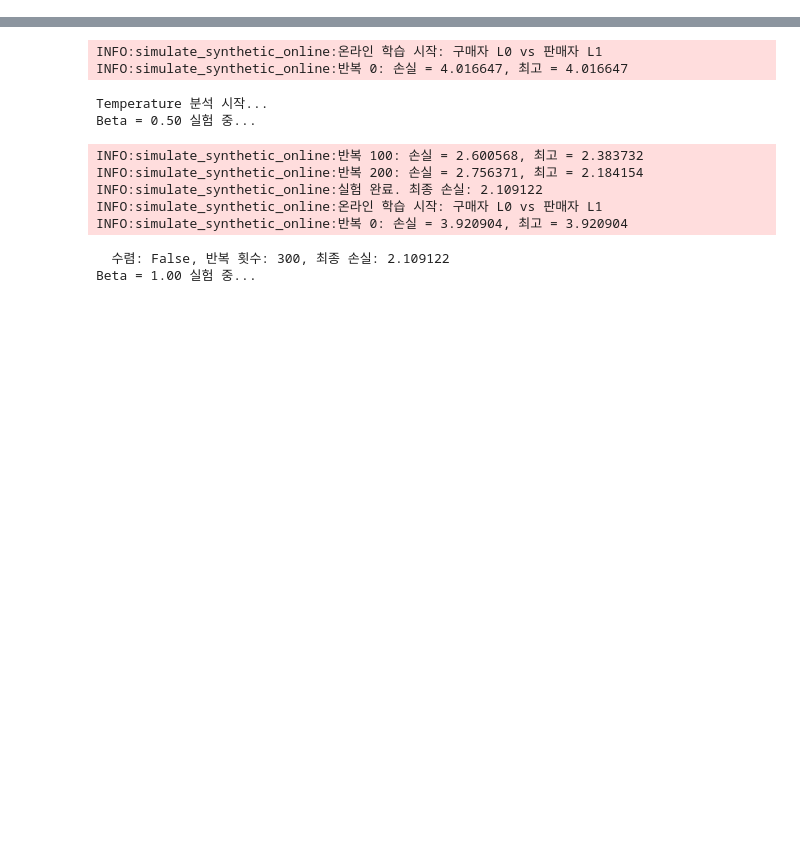
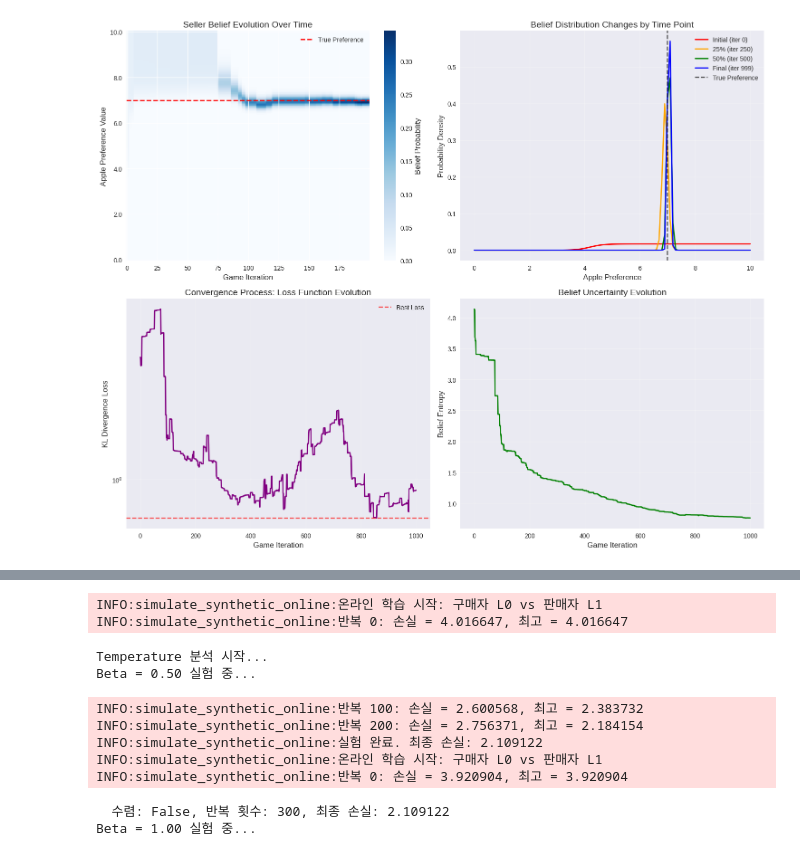
Before and after one commit to youngjinss/belief_of_belief_learning, a Jupyter notebook: notebook/exp2/visualize_synthetic_online.ipynb, the cells around one changed output, grey strips where cells are left out. Saved outputs shown, nothing was run; the diff lists cells and outputs as text; code cells hidden in the pictures; blank space fills up the shorter version.

```diff
--- a/notebook/exp2/visualize_synthetic_online.ipynb
+++ b/notebook/exp2/visualize_synthetic_online.ipynb
@@ -23,31 +24,37 @@ plt.rcParams['legend.fontsize'] = 10
 # %%
-
 results_base = "./results/exp2/"
 experiment_date = "20250612_0210"
 file_name = "L1B_vs_L2S_learning"
 
+
 # 결과 파일 로드
 def load_experiment_results(file_path: str) -> Dict:
     """실험 결과 파일 로드"""
-    with open(file_path, 'r') as f:
+    with open(file_path, "r") as f:
         results = json.load(f)
     return results
+
 
 # 최신 결과 디렉토리 찾기
 def find_latest_result_dir() -> str:
     """가장 최근 결과 디렉토리 찾기"""
     if os.path.exists(results_base):
-        dirs = [d for d in os.listdir(results_base) if os.path.isdir(os.path.join(results_base, d)) and not d.endswith("fix")]
+        dirs = [
+            d
+            for d in os.listdir(results_base)
+            if os.path.isdir(os.path.join(results_base, d)) and not d.endswith("fix")
+        ]
         if dirs:
             latest_dir = sorted(dirs)[-1]
             return os.path.join(results_base, latest_dir)
 
     # Fallback: 직접 경로 지정
-    return os.path.join(result_dir, experiment_date) # 실제 경로로 수정 필요
+    return os.path.join(result_dir, experiment_date)  # 실제 경로로 수정 필요
+
 
 # 파일 로드
 result_dir = find_latest_result_dir()
-file_path = os.path.join(result_dir, file_name, ".json")
+file_path = os.path.join(result_dir, file_name + ".json")
 
 print(f"로딩 파일: {file_path}")
 results = load_experiment_results(file_path)
@@ -66,10 +80,11 @@ FileNotFoundError: [Errno 2] No such file or directory: './results/exp2/fix/L1B_
 # %%
 # 1. Seller belief evolution over time visualization
 
+
 def extract_belief_evolution(results: Dict) -> tuple:
     """Extract belief evolution across games"""
-    games = results['games']
-    true_preference = np.array(results['true_preference'])
+    games = results["games"]
+    true_preference = np.array(results["true_preference"])
 
     iterations = []
     beliefs = []
@@ -80,75 +95,90 @@ def extract_belief_evolution(results: Dict) -> tuple:
     true_apple_pref = true_preference[0]
 
     for game in games:
-        iterations.append(game['iteration'])
-        beliefs.append(np.array(game['seller_belief']))
-        losses.append(game['current_loss'])
+        iterations.append(game["iteration"])
+        beliefs.append(np.array(game["seller_belief"]))
+        losses.append(game["current_loss"])
 
     return iterations, beliefs, losses, preference_grid, true_apple_pref
 
-iterations, beliefs, losses, preference_grid, true_apple_pref = extract_belief_evolution(results)
+
+iterations, beliefs, losses, preference_grid, true_apple_pref = (
+    extract_belief_evolution(results)
+)
 
 # Visualization
 fig, axes = plt.subplots(2, 2, figsize=(15, 12))
 
 # 1-1: Belief distribution evolution over time (heatmap)
 ax1 = axes[0, 0]
-belief_matrix = np.array(beliefs[:min(200, len(beliefs))]).T  # First 200 only
-im = ax1.imshow(belief_matrix, aspect='auto', origin='lower', cmap='Blues')
-ax1.set_xlabel('Game Iteration')
-ax1.set_ylabel('Apple Preference Value')
-ax1.set_title('Seller Belief Evolution Over Time')
+belief_matrix = np.array(beliefs[: min(200, len(beliefs))]).T  # First 200 only
+im = ax1.imshow(belief_matrix, aspect="auto", origin="lower", cmap="Blues")
+ax1.set_xlabel("Game Iteration")
+ax1.set_ylabel("Apple Preference Value")
+ax1.set_title("Seller Belief Evolution Over Time")
 
 # Y-axis ticks
 y_ticks = np.arange(0, len(preference_grid), 20)
 ax1.set_yticks(y_ticks)
-ax1.set_yticklabels([f'{preference_grid[i]:.1f}' for i in y_ticks])
+ax1.set_yticklabels([f"{preference_grid[i]:.1f}" for i in y_ticks])
 
 # True preference line
 true_idx = np.argmin(np.abs(preference_grid - true_apple_pref))
-ax1.axhline(y=true_idx, color='red', linestyle='--', linewidth=2, label='True Preference')
+ax1.axhline(
+    y=true_idx, color="red", linestyle="--", linewidth=2, label="True Preference"
+)
 ax1.legend()
 
-plt.colorbar(im, ax=ax1, label='Belief Probability')
+plt.colorbar(im, ax=ax1, label="Belief Probability")
 
 # 1-2: Belief distributions at specific time points
 ax2 = axes[0, 1]
-snapshots = [0, len(beliefs)//4, len(beliefs)//2, len(beliefs)-1]
-colors = ['red', 'orange', 'green', 'blue']
-labels = ['Initial', '25%', '50%', 'Final']
+snapshots = [0, len(beliefs) // 4, len(beliefs) // 2, len(beliefs) - 1]
+colors = ["red", "orange", "green", "blue"]
+labels = ["Initial", "25%", "50%", "Final"]
 
 for i, (snapshot, color, label) in enumerate(zip(snapshots, colors, labels)):
     if snapshot < len(beliefs):
-        ax2.plot(preference_grid, beliefs[snapshot], color=color, label=f'{label} (iter {iterations[snapshot]})', linewidth=2)
+        ax2.plot(
+            preference_grid,
+            beliefs[snapshot],
+            color=color,
+            label=f"{label} (iter {iterations[snapshot]})",
+            linewidth=2,
+        )
 
-ax2.axvline(x=true_apple_pref, color='black', linestyle='--', alpha=0.7, label='True Preference')
-ax2.set_xlabel('Apple Preference')
-ax2.set_ylabel('Probability Density')
-ax2.set_title('Belief Distribution Changes by Time Point')
+ax2.axvline(
+    x=true_apple_pref, color="black", linestyle="--", alpha=0.7, label="True Preference"
+)
+ax2.set_xlabel("Apple Preference")
+ax2.set_ylabel("Probability Density")
+ax2.set_title("Belief Distribution Changes by Time Point")
 ax2.legend()
 ax2.grid(True, alpha=0.3)
 
 # 1-3: Loss function evolution
 ax3 = axes[1, 0]
-ax3.plot(iterations, losses, linewidth=2, color='purple')
-ax3.set_xlabel('Game Iteration')
-ax3.set_ylabel('KL Divergence Loss')
-ax3.set_title('Convergence Process: Loss Function Evolution')
+ax3.plot(iterations, losses, linewidth=2, color="purple")
+ax3.set_xlabel("Game Iteration")
+ax3.set_ylabel("KL Divergence Loss")
+ax3.set_title("Convergence Process: Loss Function Evolution")
 ax3.grid(True, alpha=0.3)
-ax3.set_yscale('log')
+ax3.set_yscale("log")
 
 # Show convergence threshold
-convergence_threshold = results['convergence_info']['best_loss']
-ax3.axhline(y=convergence_threshold, color='red', linestyle='--', alpha=0.7, label='Best Loss')
+convergence_threshold = results["convergence_info"]["best_loss"]
+ax3.axhline(
+    y=convergence_threshold, color="red", linestyle="--", alpha=0.7, label="Best Loss"
+)
 ax3.legend()
 
 # 1-4: Belief entropy evolution
 ax4 = axes[1, 1]
 entropies = [-np.sum(belief * np.log(belief + 1e-10)) for belief in beliefs]
-ax4.plot(iterations, entropies, linewidth=2, color='green')
-ax4.set_xlabel('Game Iteration')
-ax4.set_ylabel('Belief Entropy')
-ax4.set_title('Belief Uncertainty Evolution')
+ax4.plot(iterations, entropies, linewidth=2, color="green")
+ax4.set_xlabel("Game Iteration")
+ax4.set_ylabel("Belief Entropy")
+ax4.set_title("Belief Uncertainty Evolution")
 ax4.grid(True, alpha=0.3)
 
 plt.tight_layout()
@@ -158,2 +187,3 @@ NameError: name 'results' is not defined
+[figure, added]
 # %%
 # 4. 애니메이션으로 믿음 변화 시각화 (선택사항)
```
Also changed, not shown: parts of 6 cells of this notebook, 2 other files.
